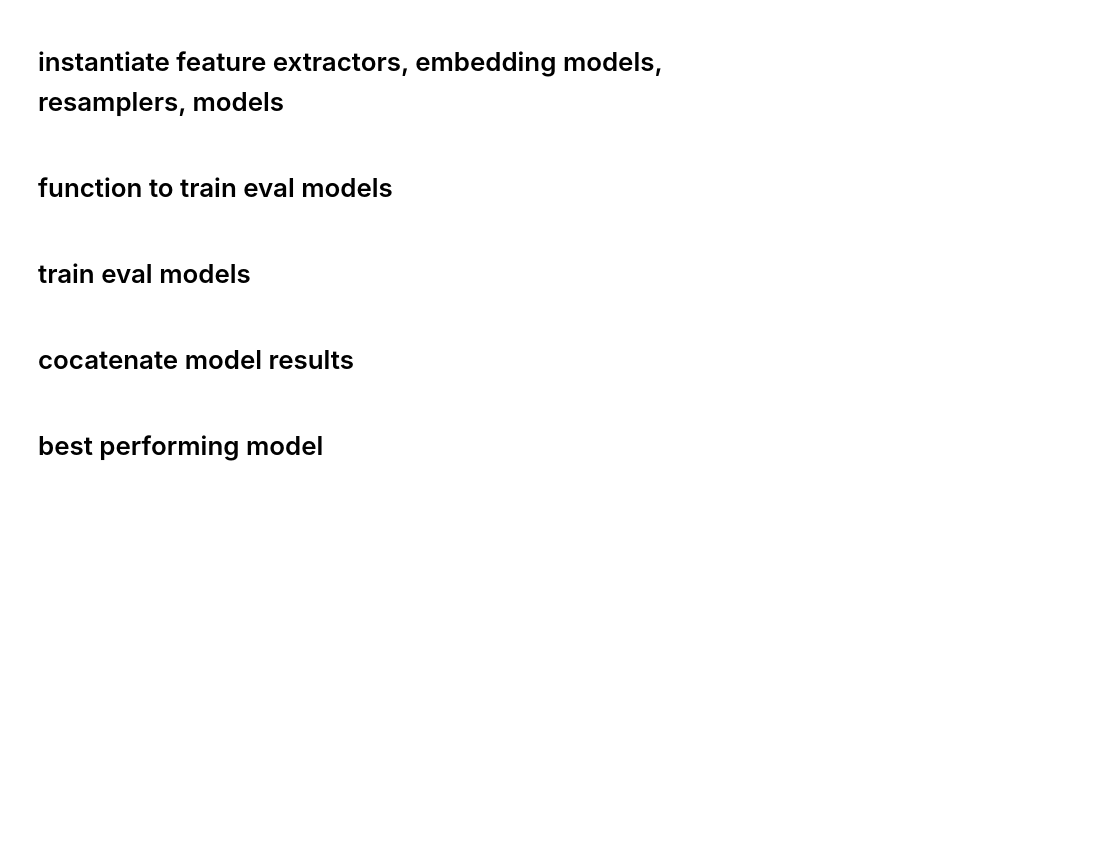
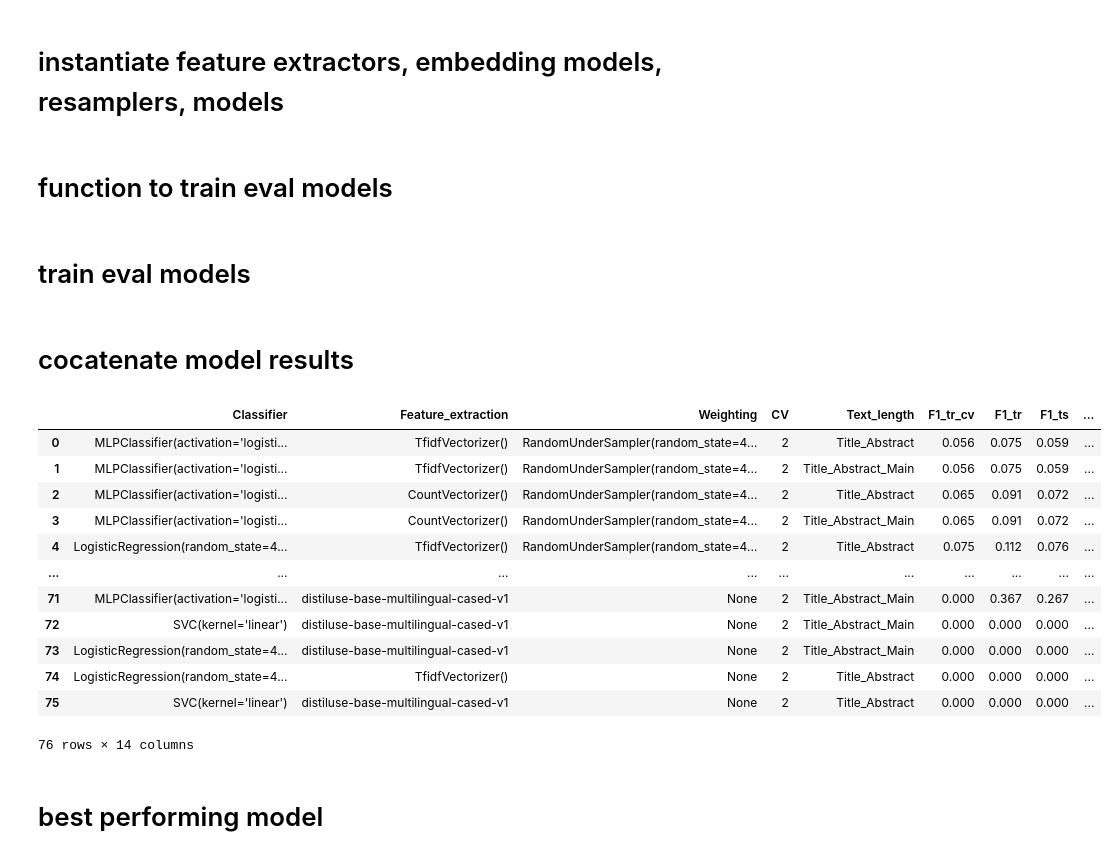
Before and after one commit to vberdejoespinola/translate-text-classifier-spanish, a Jupyter notebook: scripts/3.model_training.ipynb, the cells around one changed output. Drawn from its saved outputs; the diff is of its cells as text; code cells hidden in the pictures; blank space fills up the shorter version.

```diff
--- a/scripts/3.model_training.ipynb
+++ b/scripts/3.model_training.ipynb
@@ -118,7 +136,7 @@ def train_eval_tf_tfidf(x_train, y_train, x_test, y_test, text_length, kfold):
         return {
             'Classifier': pipeline['estimator'],
             'Feature_extraction': pipeline['vectorizer'],
-            'Weighting': 'Weighted' if balanced else None,
+            'Weighting': 'Weighted' if balanced else 'None',
             'CV': kfold,
             'Text_length': text_length,
             'F1_tr_cv': round(f1_score(y_train, y_train_pred_cv), 3),
@@ -221,7 +239,7 @@ def train_eval_tf_tfidf_resampled(x_train, y_train, x_test, y_test, text_length,
 
                 scores = {
                     'Classifier': pipeline['estimator'],
-                    'Feature_extraction': pipeline['feature_extractor'],
+                    'Feature_extraction': pipeline['vectorizer'],
                     'Weighting': pipeline['resampler'],
                     'CV': kfold,
                     'Text_length': text_length,
@@ -310,7 +328,20 @@ df10 = pd.DataFrame(train_eval_embedding_resampled(x_train, y_train, x_test, y_t
 # %% [markdown]
 # cocatenate model results
 # %%
-results = pd.concat([df1,df2,df3,df4,df5,df6,df7,df8,df9,df10])
-res = results.sort_values(by='Recall_tr', ascending=False).reset_index(drop=True)
+res = pd.concat([df1,df2,df3,df4,df5,df6,df7,df8,df9,df10])
+res = res.sort_values(by='Recall_tr_cv', ascending=False).reset_index(drop=True)
 res
-# res.to_csv('../results/logreg_svm_mlp/model_results.csv')
+# %% [output]
+|  | Classifier | Feature_extraction | Weighting | CV | Text_length | F1_tr_cv | F1_tr | F1_ts | ... |
+| 0 | MLPClassifier(activation='logisti... | TfidfVectorizer() | RandomUnderSampler(random_state=4... | 2 | Title_Abstract | 0.056 | 0.075 | 0.059 | ... |
+| 1 | MLPClassifier(activation='logisti... | TfidfVectorizer() | RandomUnderSampler(random_state=4... | 2 | Title_Abstract_Main | 0.056 | 0.075 | 0.059 | ... |
+| 2 | MLPClassifier(activation='logisti... | CountVectorizer() | RandomUnderSampler(random_state=4... | 2 | Title_Abstract | 0.065 | 0.091 | 0.072 | ... |
+| 3 | MLPClassifier(activation='logisti... | CountVectorizer() | RandomUnderSampler(random_state=4... | 2 | Title_Abstract_Main | 0.065 | 0.091 | 0.072 | ... |
+| 4 | LogisticRegression(random_state=4... | TfidfVectorizer() | RandomUnderSampler(random_state=4... | 2 | Title_Abstract | 0.075 | 0.112 | 0.076 | ... |
+| ... | ... | ... | ... | ... | ... | ... | ... | ... | ... |
+| 71 | MLPClassifier(activation='logisti... | distiluse-base-multilingual-cased-v1 | None | 2 | Title_Abstract_Main | 0.000 | 0.367 | 0.267 | ... |
+| 72 | SVC(kernel='linear') | distiluse-base-multilingual-cased-v1 | None | 2 | Title_Abstract_Main | 0.000 | 0.000 | 0.000 | ... |
+| 73 | LogisticRegression(random_state=4... | distiluse-base-multilingual-cased-v1 | None | 2 | Title_Abstract_Main | 0.000 | 0.000 | 0.000 | ... |
+| 74 | LogisticRegression(random_state=4... | TfidfVectorizer() | None | 2 | Title_Abstract | 0.000 | 0.000 | 0.000 | ... |
+| 75 | SVC(kernel='linear') | distiluse-base-multilingual-cased-v1 | None | 2 | Title_Abstract | 0.000 | 0.000 | 0.000 | ... |
+76 rows × 14 columns
```
Also changed, not shown: parts of 15 cells of this notebook, 1 other file.
